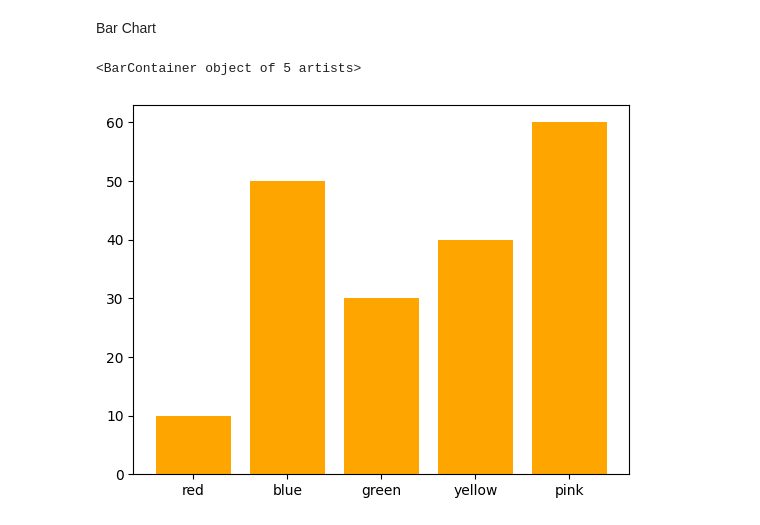
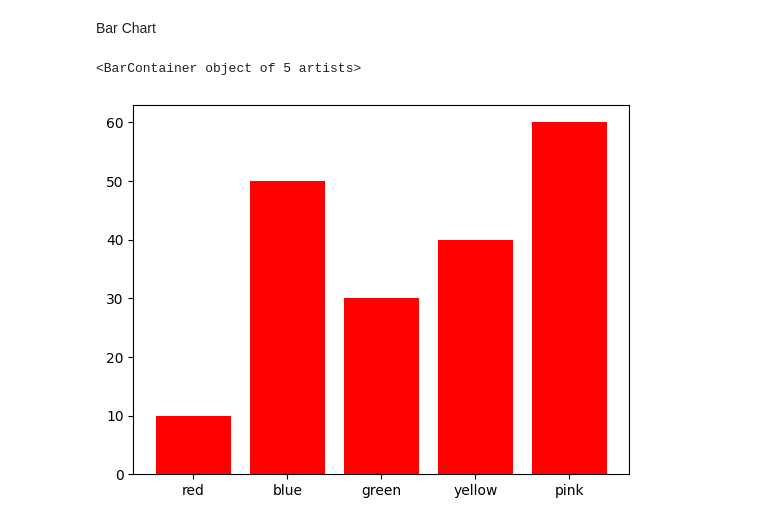
Before and after one commit to rushipatil1808/Python_Libraries, a Jupyter notebook: Matplotlib/Visuliazation.ipynb, the cells around one changed output. Drawn from its saved outputs; the diff is of its cells as text; code cells hidden in the pictures.

```diff
--- a/Matplotlib/Visuliazation.ipynb
+++ b/Matplotlib/Visuliazation.ipynb
@@ -129,9 +129,9 @@ Bar Chart
 # %%
 #simple bar chart
 ch = [10,50,30,40,60]
 colors = ['red','blue','green','yellow','pink']
 
-plt.bar(colors,ch,color = 'orange')
+plt.bar(colors,ch,color = 'Red')
 # %% [output]
 <BarContainer object of 5 artists>
-[figure, old version]
+[figure, new version]
```
Also changed, not shown: parts of 3 cells of this notebook.
